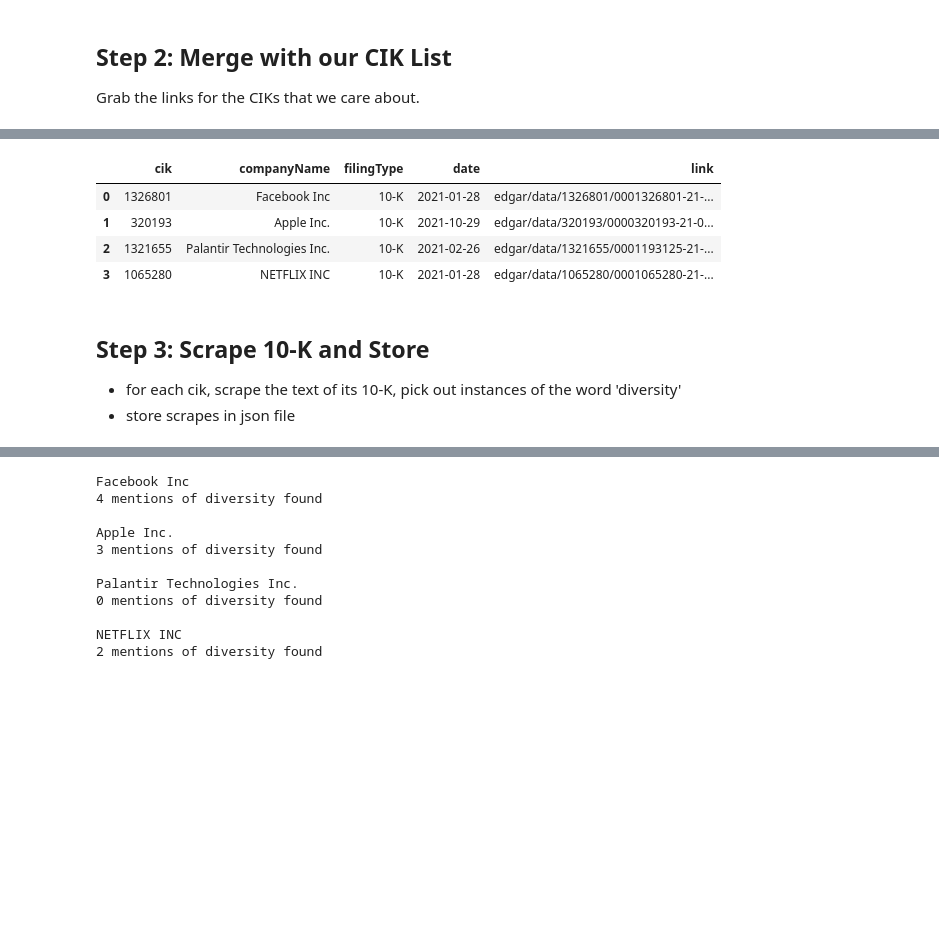
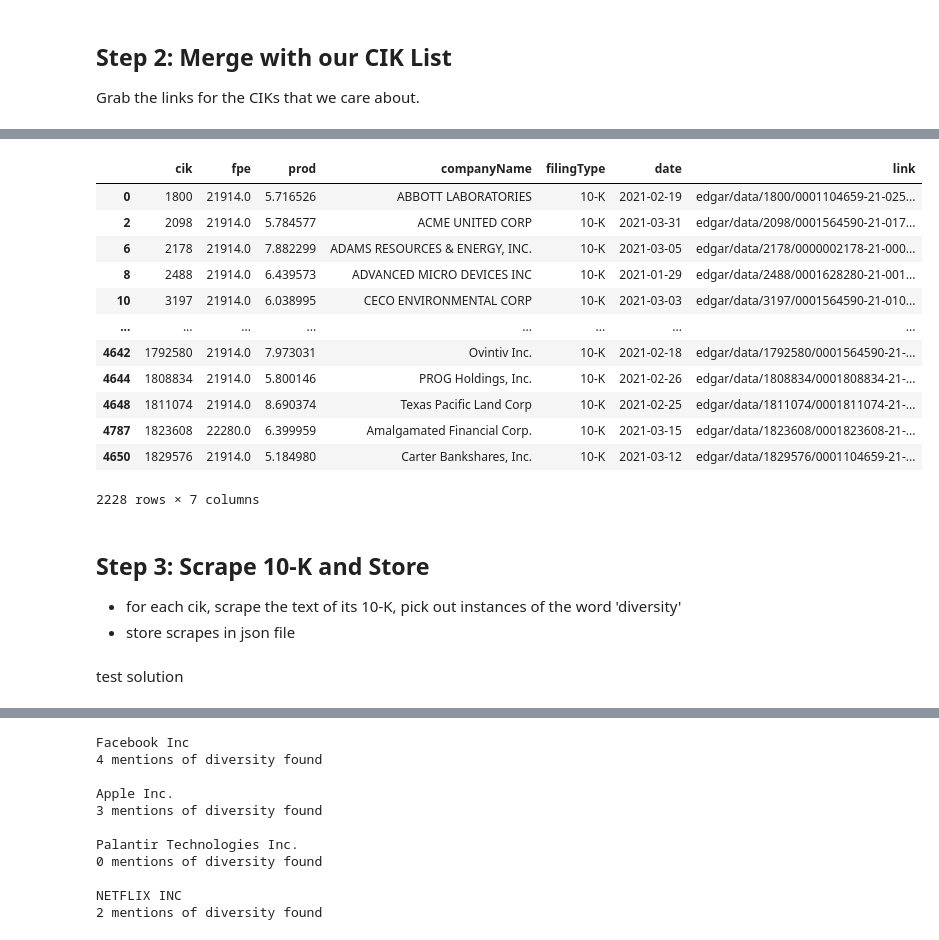
Before and after one commit to shawzy2/ST542_secDisclosures, a Jupyter notebook: notebook/scraper.ipynb, the cells around one changed output, grey strips where cells are left out. Drawn from its saved outputs; the diff is of its cells as text; code cells hidden in the pictures; blank space fills up the shorter version.

```diff
--- a/notebook/scraper.ipynb
+++ b/notebook/scraper.ipynb
@@ -29,15 +29,15 @@ ssl._create_default_https_context = ssl._create_unverified_context
 headers = {"User-agent":"Mozilla/5.0 (X11; Linux x86_64) AppleWebKit/537.36 (KHTML, like Gecko) Chrome/77.0.3865.120 Safari/537.36"}
 
 # set up variables in scrape 10-Q links for all four quarters in 2021
-tenQs = []
+tenKs = []
 year = 2021
 quarters = [1,2,3,4]
 for quarter in quarters:
     r = requests.get(f'https://www.sec.gov/Archives/edgar/full-index/{year}/QTR{quarter}/master.idx', headers=headers).content
     r = r.decode("utf-8").split('\n')
-    tenQs.extend([row for row in r if '10-K' in row])
+    tenKs.extend([row for row in r if '10-K' in row])
 # %%
-df = pd.DataFrame([row.split('|') for row in tenQs])
+df = pd.DataFrame([row.split('|') for row in tenKs])
 df.columns = ['cik', 'companyName', 'filingType', 'date', 'link']
 df['cik'] = df['cik'].astype(int)
 df.head(10)
@@ -70,13 +69,27 @@ df_ciks
-# %%
-# left merge with original df
-df = df_ciks.merge(df, on='cik')
-df
-# %% [output]
-|  | cik | companyName | filingType | date | link |
-| 0 | 1326801 | Facebook Inc | 10-K | 2021-01-28 | edgar/data/1326801/0001326801-21-... |
-| 1 | 320193 | Apple Inc. | 10-K | 2021-10-29 | edgar/data/320193/0000320193-21-0... |
-| 2 | 1321655 | Palantir Technologies Inc. | 10-K | 2021-02-26 | edgar/data/1321655/0001193125-21-... |
-| 3 | 1065280 | NETFLIX INC | 10-K | 2021-01-28 | edgar/data/1065280/0001065280-21-... |
+# %%
+df_prod = pd.read_stata('../data/productivity.dta')
+df_prod['cik'] = df_prod['cik'].astype(int)
+# df_prod.sort_values('cik').head(20)
+# df_prod = df_prod.drop_duplicates(subset='cik', keep="first")
+
+# left merge with original df
+df_prod = df_prod.merge(df, on='cik') #[df['filingType']=='10-K']
+df_prod = df_prod.sort_values(['cik', 'filingType']).drop_duplicates(subset='cik', keep="first")
+df_prod
+# %% [output]
+|  | cik | fpe | prod | companyName | filingType | date | link |
+| 0 | 1800 | 21914.0 | 5.716526 | ABBOTT LABORATORIES | 10-K | 2021-02-19 | edgar/data/1800/0001104659-21-025... |
+| 2 | 2098 | 21914.0 | 5.784577 | ACME UNITED CORP | 10-K | 2021-03-31 | edgar/data/2098/0001564590-21-017... |
+| 6 | 2178 | 21914.0 | 7.882299 | ADAMS RESOURCES & ENERGY, INC. | 10-K | 2021-03-05 | edgar/data/2178/0000002178-21-000... |
+| 8 | 2488 | 21914.0 | 6.439573 | ADVANCED MICRO DEVICES INC | 10-K | 2021-01-29 | edgar/data/2488/0001628280-21-001... |
+| 10 | 3197 | 21914.0 | 6.038995 | CECO ENVIRONMENTAL CORP | 10-K | 2021-03-03 | edgar/data/3197/0001564590-21-010... |
+| ... | ... | ... | ... | ... | ... | ... | ... |
+| 4642 | 1792580 | 21914.0 | 7.973031 | Ovintiv Inc. | 10-K | 2021-02-18 | edgar/data/1792580/0001564590-21-... |
+| 4644 | 1808834 | 21914.0 | 5.800146 | PROG Holdings, Inc. | 10-K | 2021-02-26 | edgar/data/1808834/0001808834-21-... |
+| 4648 | 1811074 | 21914.0 | 8.690374 | Texas Pacific Land Corp | 10-K | 2021-02-25 | edgar/data/1811074/0001811074-21-... |
+| 4787 | 1823608 | 22280.0 | 6.399959 | Amalgamated Financial Corp. | 10-K | 2021-03-15 | edgar/data/1823608/0001823608-21-... |
+| 4650 | 1829576 | 21914.0 | 5.184980 | Carter Bankshares, Inc. | 10-K | 2021-03-12 | edgar/data/1829576/0001104659-21-... |
+2228 rows × 7 columns
 # %% [markdown]
 ## Step 3: Scrape 10-K and Store
 * for each cik, scrape the text of its 10-K, pick out instances of the word 'diversity'
@@ -83,0 +136,2 @@ df
+# %% [markdown]
+test solution
```
Also changed, not shown: parts of 23 cells of this notebook, 3 other files.
